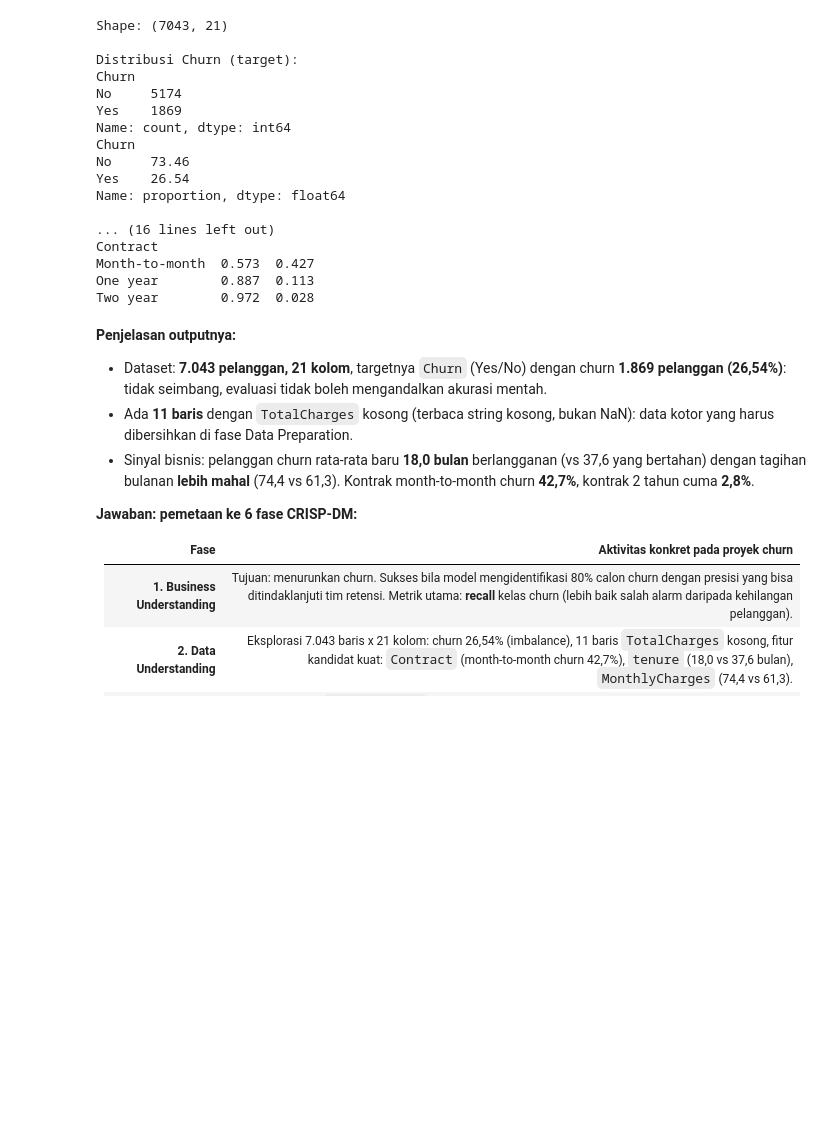
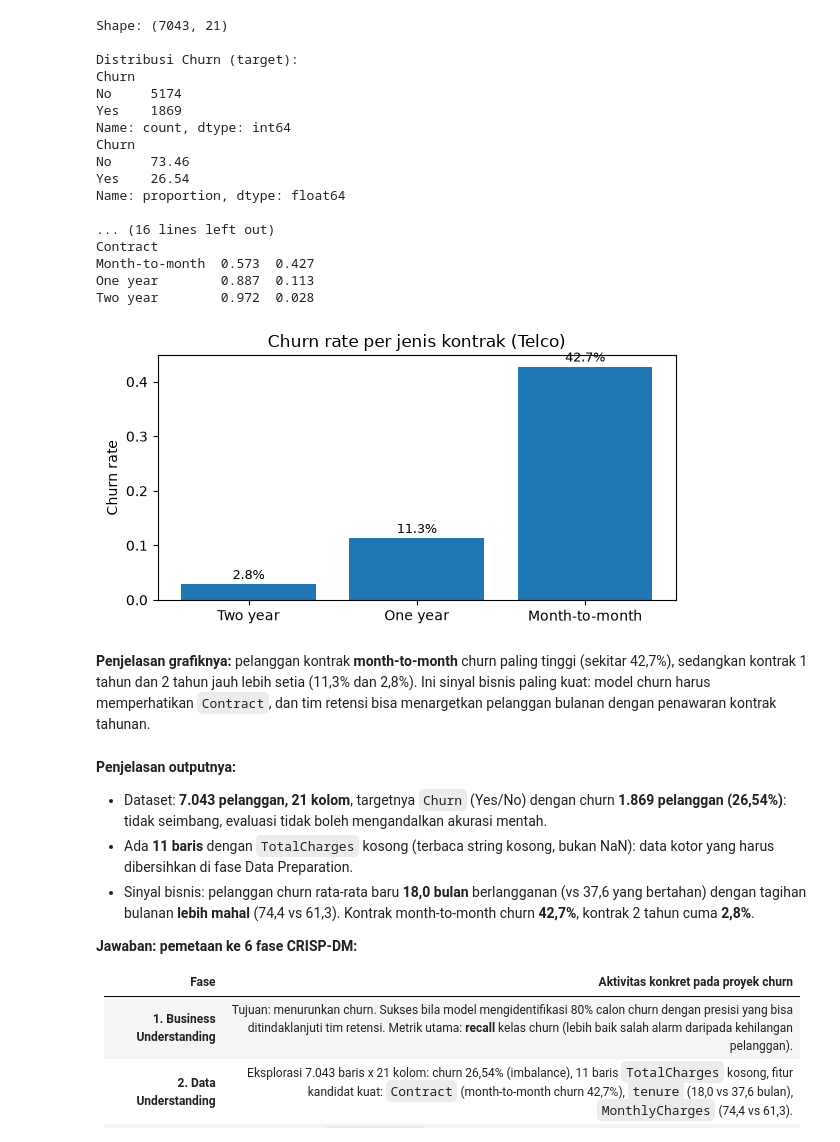
Before and after one commit to dandienter/praktikumML, a Jupyter notebook: bab-02-workflow-crisp-dm-bias-variance/praktikum-bab-02.ipynb, the cells around one changed output. Drawn from its saved outputs; the diff is of its cells as text; code cells hidden in the pictures; blank space fills up the shorter version.

Commit message:
Revisi Latihan Praktikum Bab 2-5: tambah grafik + penjelasan

```diff
--- a/bab-02-workflow-crisp-dm-bias-variance/praktikum-bab-02.ipynb
+++ b/bab-02-workflow-crisp-dm-bias-variance/praktikum-bab-02.ipynb
@@ -187,6 +187,21 @@ Contract
 Month-to-month  0.573  0.427
 One year        0.887  0.113
 Two year        0.972  0.028
+# %%
+# Grafik: churn rate per jenis kontrak (sinyal bisnis terkuat di Latihan 1)
+ct = pd.crosstab(churn['Contract'], churn['Churn'], normalize='index')['Yes'].sort_values()
+plt.figure(figsize=(6, 3.2))
+plt.bar(ct.index, ct.values)
+plt.ylabel("Churn rate")
+plt.title("Churn rate per jenis kontrak (Telco)")
+for i, v in enumerate(ct.values):
+    plt.text(i, v + 0.01, f"{v:.1%}", ha="center", fontsize=9)
+plt.tight_layout()
+plt.show()
+# %% [output]
+[figure, added]
+# %% [markdown]
+**Penjelasan grafiknya:** pelanggan kontrak **month-to-month** churn paling tinggi (sekitar 42,7%), sedangkan kontrak 1 tahun dan 2 tahun jauh lebih setia (11,3% dan 2,8%). Ini sinyal bisnis paling kuat: model churn harus memperhatikan `Contract`, dan tim retensi bisa menargetkan pelanggan bulanan dengan penawaran kontrak tahunan.
 # %% [markdown]
 **Penjelasan outputnya:**
 - Dataset: **7.043 pelanggan, 21 kolom**, targetnya `Churn` (Yes/No) dengan churn **1.869 pelanggan (26,54%)**: tidak seimbang, evaluasi tidak boleh mengandalkan akurasi mentah.
```
Also changed, not shown: parts of 2 cells of this notebook, 13 other files.
